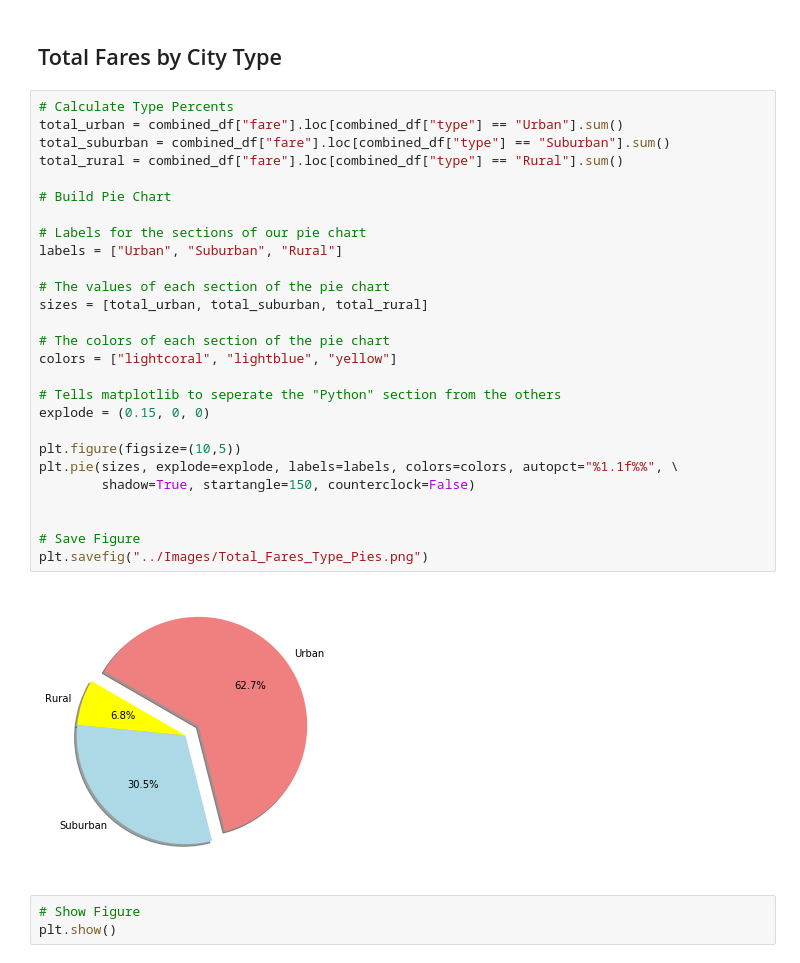
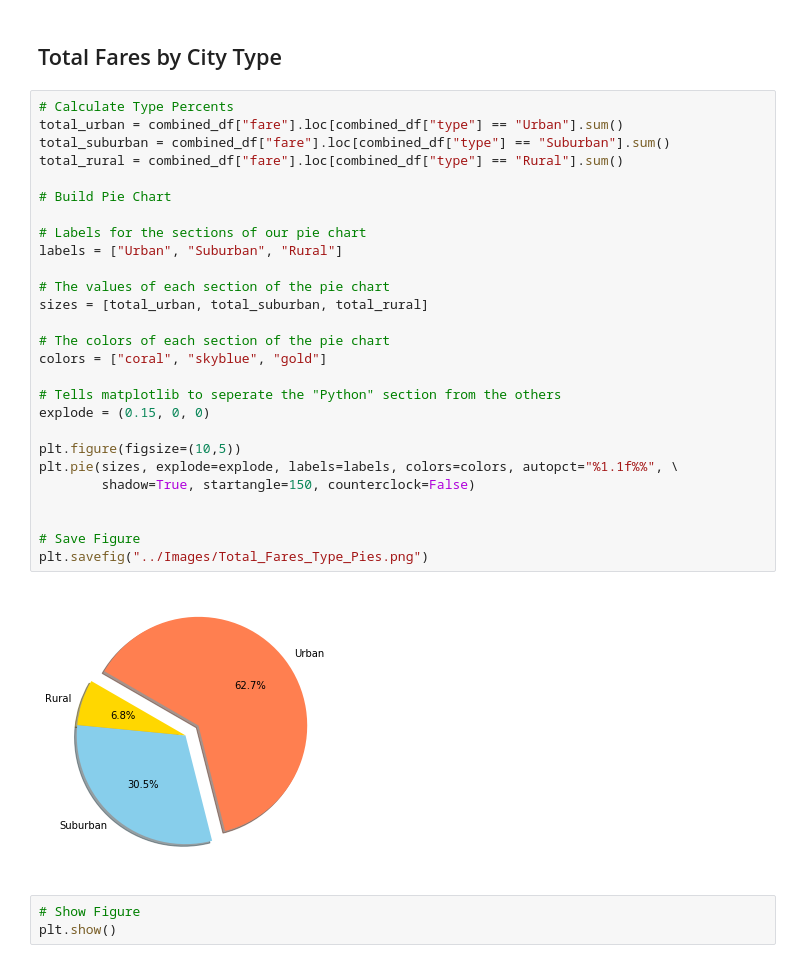
Before and after one commit to ngb1/HW5-Matplotlib, a Jupyter notebook: pyber_progress.ipynb, the cells around one changed output. Drawn from its saved outputs; the diff is of its cells as text.

```diff
--- a/pyber_progress.ipynb
+++ b/pyber_progress.ipynb
@@ -102,32 +102,32 @@ plt.show()
 # %%
 # Calculate Type Percents
 total_urban = combined_df["fare"].loc[combined_df["type"] == "Urban"].sum()
 total_suburban = combined_df["fare"].loc[combined_df["type"] == "Suburban"].sum()
 total_rural = combined_df["fare"].loc[combined_df["type"] == "Rural"].sum()
 
 # Build Pie Chart
 
 # Labels for the sections of our pie chart
 labels = ["Urban", "Suburban", "Rural"]
 
 # The values of each section of the pie chart
 sizes = [total_urban, total_suburban, total_rural]
 
 # The colors of each section of the pie chart
-colors = ["lightcoral", "lightblue", "yellow"]
+colors = ["coral", "skyblue", "gold"]
 
 # Tells matplotlib to seperate the "Python" section from the others
 explode = (0.15, 0, 0)
 
 plt.figure(figsize=(10,5))
 plt.pie(sizes, explode=explode, labels=labels, colors=colors, autopct="%1.1f%%", \
         shadow=True, startangle=150, counterclock=False)
 
 
 # Save Figure
 plt.savefig("../Images/Total_Fares_Type_Pies.png")
 # %% [output]
-[figure, old version]
+[figure, new version]
 # %%
 # Show Figure
 plt.show()
```
Also changed, not shown: parts of 3 cells of this notebook, 4 other files.
